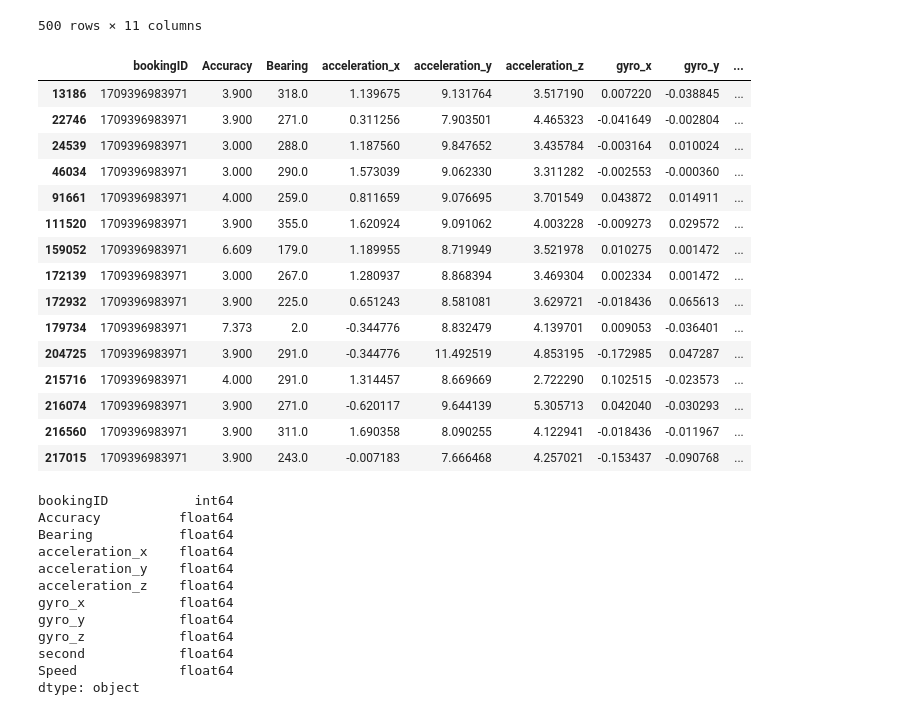
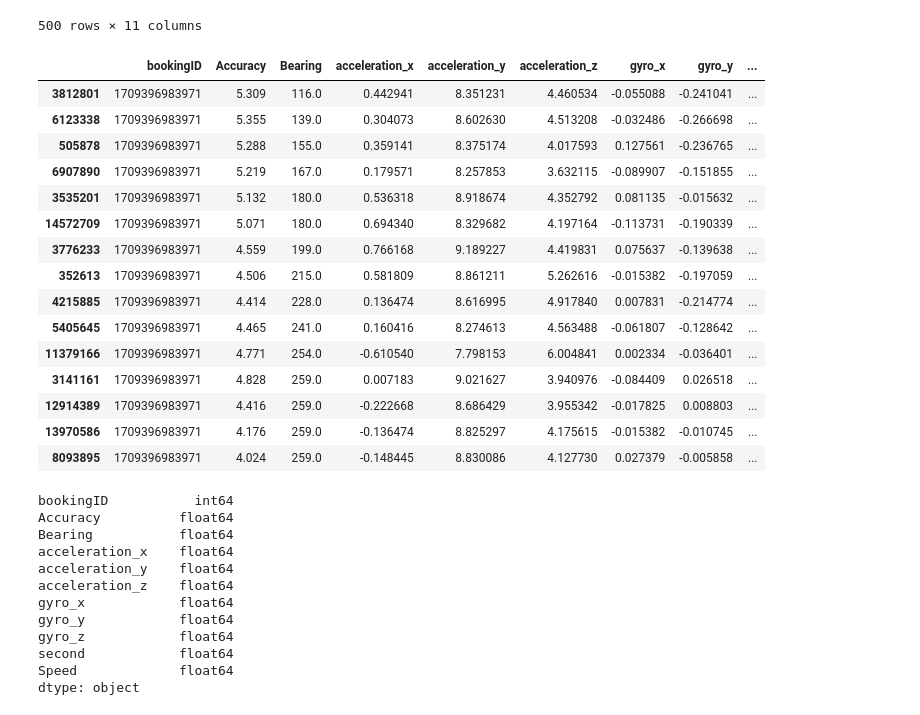
Before and after one commit to lswh/safe-driver-sweet-lover, a Jupyter notebook: SafeDriverSweetLover.ipynb, the cells around one changed output. Drawn from its saved outputs; the diff is of its cells as text; code cells hidden in the pictures.

```diff
--- a/SafeDriverSweetLover.ipynb
+++ b/SafeDriverSweetLover.ipynb
@@ -64,26 +68,26 @@ training.sort_values('bookingID',ascending=False).head(500)
 # %%
 # Observe what a single booking ID record looks like
 singletrip = training[training.bookingID==1709396983971]
 singletrip.sort_values('second')
 singletrip.shape
-singletrip.head(15)
+singletrip.sort_values('second').tail(15)
 # %% [output]
 |  | bookingID | Accuracy | Bearing | acceleration_x | acceleration_y | acceleration_z | gyro_x | gyro_y | ... |
-| 13186 | 1709396983971 | 3.900 | 318.0 | 1.139675 | 9.131764 | 3.517190 | 0.007220 | -0.038845 | ... |
-| 22746 | 1709396983971 | 3.900 | 271.0 | 0.311256 | 7.903501 | 4.465323 | -0.041649 | -0.002804 | ... |
-| 24539 | 1709396983971 | 3.000 | 288.0 | 1.187560 | 9.847652 | 3.435784 | -0.003164 | 0.010024 | ... |
-| 46034 | 1709396983971 | 3.000 | 290.0 | 1.573039 | 9.062330 | 3.311282 | -0.002553 | -0.000360 | ... |
-| 91661 | 1709396983971 | 4.000 | 259.0 | 0.811659 | 9.076695 | 3.701549 | 0.043872 | 0.014911 | ... |
-| 111520 | 1709396983971 | 3.900 | 355.0 | 1.620924 | 9.091062 | 4.003228 | -0.009273 | 0.029572 | ... |
-| 159052 | 1709396983971 | 6.609 | 179.0 | 1.189955 | 8.719949 | 3.521978 | 0.010275 | 0.001472 | ... |
-| 172139 | 1709396983971 | 3.000 | 267.0 | 1.280937 | 8.868394 | 3.469304 | 0.002334 | 0.001472 | ... |
-| 172932 | 1709396983971 | 3.900 | 225.0 | 0.651243 | 8.581081 | 3.629721 | -0.018436 | 0.065613 | ... |
-| 179734 | 1709396983971 | 7.373 | 2.0 | -0.344776 | 8.832479 | 4.139701 | 0.009053 | -0.036401 | ... |
-| 204725 | 1709396983971 | 3.900 | 291.0 | -0.344776 | 11.492519 | 4.853195 | -0.172985 | 0.047287 | ... |
-| 215716 | 1709396983971 | 4.000 | 291.0 | 1.314457 | 8.669669 | 2.722290 | 0.102515 | -0.023573 | ... |
-| 216074 | 1709396983971 | 3.900 | 271.0 | -0.620117 | 9.644139 | 5.305713 | 0.042040 | -0.030293 | ... |
-| 216560 | 1709396983971 | 3.900 | 311.0 | 1.690358 | 8.090255 | 4.122941 | -0.018436 | -0.011967 | ... |
-| 217015 | 1709396983971 | 3.900 | 243.0 | -0.007183 | 7.666468 | 4.257021 | -0.153437 | -0.090768 | ... |
+| 3812801 | 1709396983971 | 5.309 | 116.0 | 0.442941 | 8.351231 | 4.460534 | -0.055088 | -0.241041 | ... |
+| 6123338 | 1709396983971 | 5.355 | 139.0 | 0.304073 | 8.602630 | 4.513208 | -0.032486 | -0.266698 | ... |
+| 505878 | 1709396983971 | 5.288 | 155.0 | 0.359141 | 8.375174 | 4.017593 | 0.127561 | -0.236765 | ... |
+| 6907890 | 1709396983971 | 5.219 | 167.0 | 0.179571 | 8.257853 | 3.632115 | -0.089907 | -0.151855 | ... |
+| 3535201 | 1709396983971 | 5.132 | 180.0 | 0.536318 | 8.918674 | 4.352792 | 0.081135 | -0.015632 | ... |
+| 14572709 | 1709396983971 | 5.071 | 180.0 | 0.694340 | 8.329682 | 4.197164 | -0.113731 | -0.190339 | ... |
+| 3776233 | 1709396983971 | 4.559 | 199.0 | 0.766168 | 9.189227 | 4.419831 | 0.075637 | -0.139638 | ... |
+| 352613 | 1709396983971 | 4.506 | 215.0 | 0.581809 | 8.861211 | 5.262616 | -0.015382 | -0.197059 | ... |
+| 4215885 | 1709396983971 | 4.414 | 228.0 | 0.136474 | 8.616995 | 4.917840 | 0.007831 | -0.214774 | ... |
+| 5405645 | 1709396983971 | 4.465 | 241.0 | 0.160416 | 8.274613 | 4.563488 | -0.061807 | -0.128642 | ... |
+| 11379166 | 1709396983971 | 4.771 | 254.0 | -0.610540 | 7.798153 | 6.004841 | 0.002334 | -0.036401 | ... |
+| 3141161 | 1709396983971 | 4.828 | 259.0 | 0.007183 | 9.021627 | 3.940976 | -0.084409 | 0.026518 | ... |
+| 12914389 | 1709396983971 | 4.416 | 259.0 | -0.222668 | 8.686429 | 3.955342 | -0.017825 | 0.008803 | ... |
+| 13970586 | 1709396983971 | 4.176 | 259.0 | -0.136474 | 8.825297 | 4.175615 | -0.015382 | -0.010745 | ... |
+| 8093895 | 1709396983971 | 4.024 | 259.0 | -0.148445 | 8.830086 | 4.127730 | 0.027379 | -0.005858 | ... |
 # %%
 singletrip.dtypes
 # %% [output]
```
Also changed, not shown: parts of 8 cells of this notebook.
